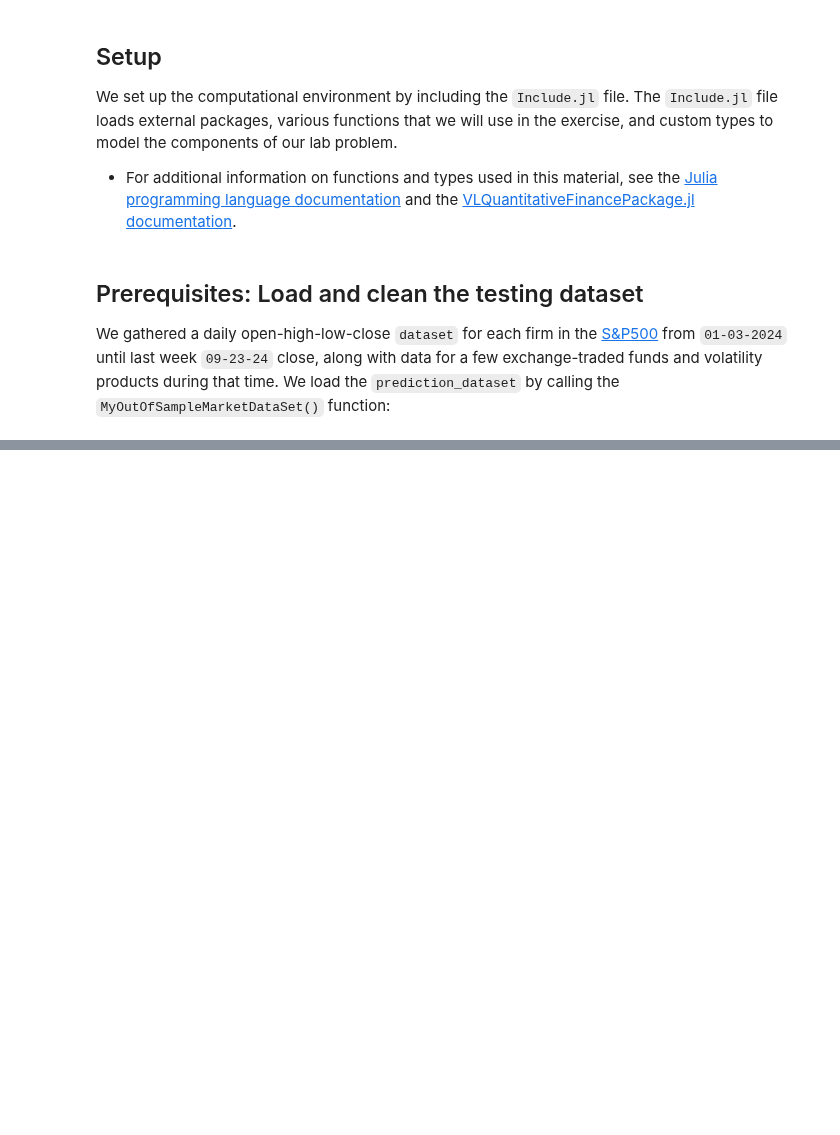
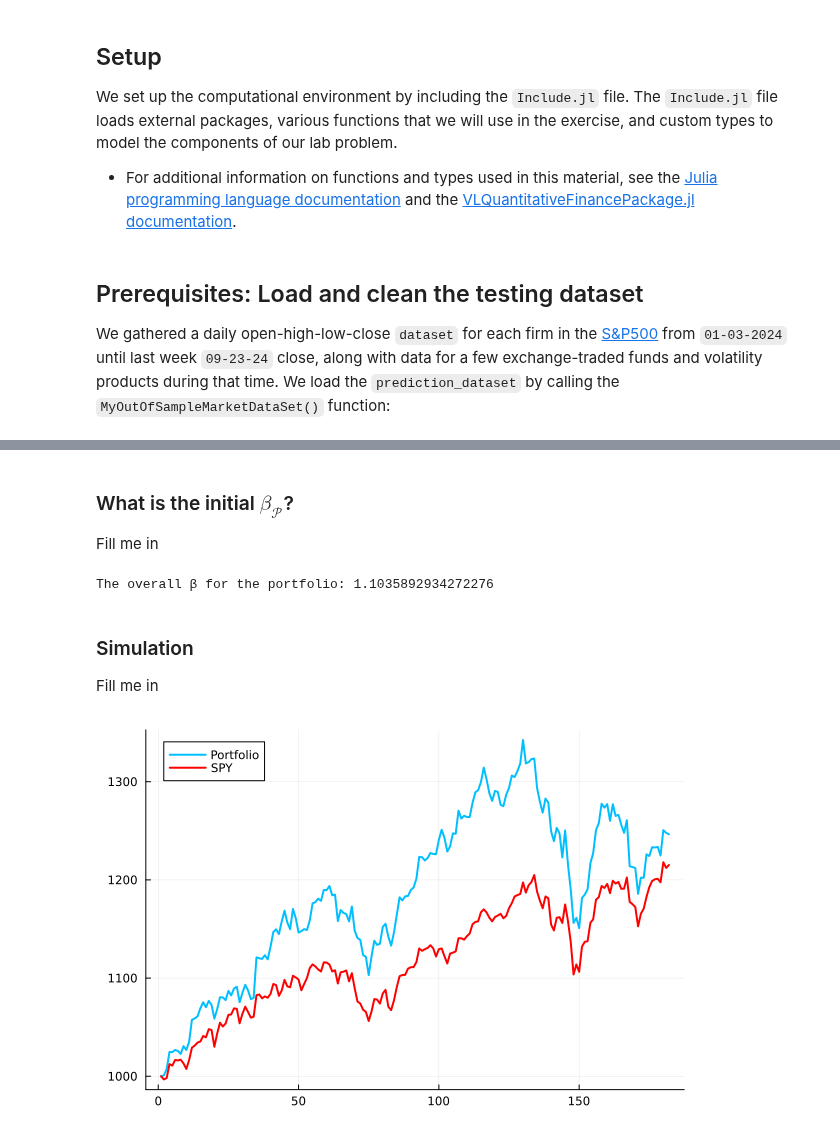
Before and after one commit to varnerlab/CHEME-5660-CourseRepository-Fall-2024, a Jupyter notebook: lectures/week-8/L8c/CHEME-5660-L8c-EqualVersusFixedMinVar-Fall-2024-WorkedExample.ipynb, the cells around one changed output, grey strips where cells are left out. Cells and saved outputs as stored; diff of their text form; code cells hidden in the pictures; blank space fills up the shorter version.

Commit message:
working on equal weight
equal weight

```diff
--- a/lectures/week-8/L8c/CHEME-5660-L8c-EqualVersusFixedMinVar-Fall-2024-WorkedExample.ipynb
+++ b/lectures/week-8/L8c/CHEME-5660-L8c-EqualVersusFixedMinVar-Fall-2024-WorkedExample.ipynb
@@ -12,0 +43,2 @@ We gathered a daily open-high-low-close `dataset` for each firm in the [S&P500](
+# %%
+sim_model_dictionary = load(joinpath(_PATH_TO_DATA, "SIMs-SP500-01-03-18-to-12-29-23.jld2")) |> x->x["sim"]
@@ -12,0 +90,3 @@ We gathered a daily open-high-low-close `dataset` for each firm in the [S&P500](
+# %%
+my_list_of_tickers = ["AAPL", "MSFT", "MU", "AMD", "NVDA", "JNJ", "PG", "MRK", "PFE", "GS", "WFC", "JPM", "QQQ"]; # my list of assets
+N = length(my_list_of_tickers); # number of assets in the portfolio
@@ -12,0 +212,62 @@ We gathered a daily open-high-low-close `dataset` for each firm in the [S&P500](
+# %% [markdown]
+### What is the initial $\beta_{\mathcal{P}}$?
+Fill me in
+# %%
+β = let
+
+    β = 0.0; # initialize to zero
+    wᵢ = 1/N; # equally weighted portfolio
+    for ticker ∈ my_list_of_tickers
+        βᵢ = sim_model_dictionary[ticker].β;
+        β += wᵢ*βᵢ
+    end
+    β
+end
+println("The overall β for the portfolio: $(β)")
+# %% [output]
+The overall β for the portfolio: 1.1035892934272276
+# %% [markdown]
+### Simulation
+Fill me in
+# %%
+(wealth_array, omega_array, beta_array) = let
+
+    wealth_array = Array{Float64,2}(undef, number_of_trading_days, N+1); # last col is the total
+    omega_array = Array{Float64,2}(undef, number_of_trading_days, N+1);
+    beta_array = Array{Float64,1}(undef, number_of_trading_days);
+    for i = 1:number_of_trading_days
+
+        # get the close price array -
+        close_price_array = market(out_of_sample_dataset, my_list_of_tickers, i); # gets the close price for today
+
+        # compute the wealth array -
+        for j ∈ eachindex(my_list_of_tickers)
+           wealth_array[i,j] = Nₒ[j]*close_price_array[j];
+        end
+        wealth_array[i,end] = sum(wealth_array[i,1:end-1]);
+
+        # compute the omega array -
+        for j ∈ eachindex(my_list_of_tickers)
+            omega_array[i,j] = wealth_array[i,j]/(wealth_array[i,end])
+        end
+        omega_array[i,end] = sum(omega_array[i,1:end-1]);
+
+        # compute beta -
+        beta = 0.0
+        for j ∈ eachindex(my_list_of_tickers)
+            ticker = my_list_of_tickers[j];
+            βᵢ = sim_model_dictionary[ticker].β;
+            beta += omega_array[i,j]*βᵢ;
+        end
+        beta_array[i] = beta;
+
+    end
+    wealth_array,omega_array,beta_array
+end;
+# %%
+let
+    plot(wealth_array[:,end], lw=2, c=:deepskyblue1, label="Portfolio")
+    plot!(n_spy*S_spy, c=:red, lw=2, label="SPY")
+end
+# %% [output]
+[figure, added]
```
Also changed, not shown: parts of 29 cells of this notebook, 5 other files.
